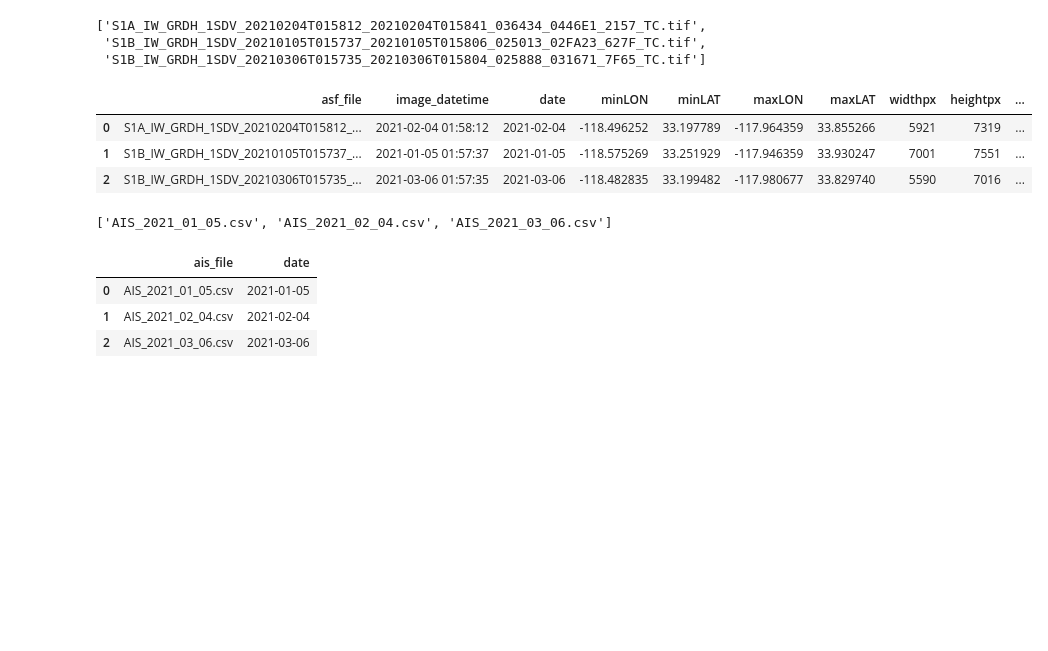
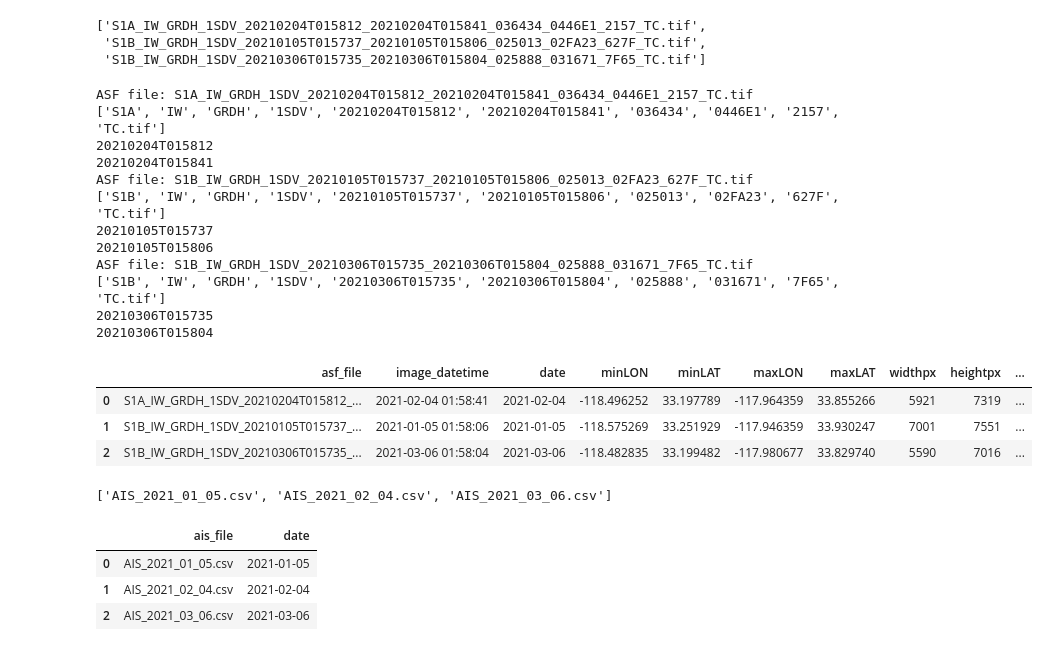
Before and after one commit to DariuszKobiela/identification-and-classification-of-sea-going-vessels-using-satellite-images, a Jupyter notebook: 1_AIS_data_preprocessing.ipynb, the cells around one changed output. Cells and saved outputs as stored; diff of their text form; code cells hidden in the pictures; blank space fills up the shorter version.

```diff
--- a/1_AIS_data_preprocessing.ipynb
+++ b/1_AIS_data_preprocessing.ipynb
@@ -19,11 +19,17 @@ results_directory = 'results/'
 # %%
 # constants
 TIME_WINDOW = 10 # in minutes, +/- how much time to take into consideration between datetime of making the photo
+USE_END_DATETIME = True
 # %% [markdown]
 ## PREPARE DATAFRAME
 # %%
 # read datetimes of making photos
 asf_files_list = os.listdir(asf_data_directory)
+asf_files_list = [ filename for filename in asf_files_list if filename.endswith('.tif') ]
+# for element in asf_files_list:
+#     if not element.endswith('.tif'):
+#         asf_files_list.remove(element)
+
 asf_files_list
 # %% [output]
 ['S1A_IW_GRDH_1SDV_20210204T015812_20210204T015841_036434_0446E1_2157_TC.tif',
@@ -33,47 +39,74 @@ asf_files_list
 asf_images_tuples_list = list()
 
 for asf_file in asf_files_list:
-    #print(f"ASF file: {asf_file}")
+    datetime_counter = 0
+    print(f"ASF file: {asf_file}")
     asf_file_splitted = asf_file.split('_')
-    #print(asf_file_splitted)
+    print(asf_file_splitted)
     datetime_pattern = re.compile("[A-Za-z0-9]+")
     for element in asf_file_splitted:
         if len(element) == 15:
             if datetime_pattern.match(element):
-                #print(element)
+                datetime_counter += 1
+                print(element)
                 IMAGE_DATE = element[0:4] + '-' + element[4:6] + '-' + element[6:8]
                 IMAGE_DATETIME = IMAGE_DATE + ' ' + element[9:11] + ':' + element[11:13] + ':' + element[13:15]
                 #print(IMAGE_DATETIME)
-                break
+                if datetime_counter == 1:
+                    START_DATETIME = IMAGE_DATETIME
+                elif datetime_counter == 2:
+                    END_DATETIME = IMAGE_DATETIME
+                    break # this break is here purposedly and is necessary
+
+    if USE_END_DATETIME == False:
+        IMAGE_DATETIME = START_DATETIME
+    else:
+        IMAGE_DATETIME = END_DATETIME
 
     # LAT and LON calculations
     ds = gdal.Open(asf_data_directory + asf_file)
     width = ds.RasterXSize
     height = ds.RasterYSize
     gt = ds.GetGeoTransform()
     minx = gt[0]
     miny = gt[3] + width*gt[4] + height*gt[5]
     maxx = gt[0] + width*gt[1] + height*gt[2]
     maxy = gt[3]
     # final tuple
     asf_images_tuples_list.append((asf_file, IMAGE_DATETIME, IMAGE_DATE, minx, miny, maxx, maxy, width, height))
 
 asf_df = pd.DataFrame(asf_images_tuples_list, columns =['asf_file', 'image_datetime', 'date', 'minLON', 'minLAT', 'maxLON', 'maxLAT', 'widthpx', 'heightpx'])
 asf_df.image_datetime = pd.to_datetime(asf_df.image_datetime)
 # boundaries +/- 10 minut
 asf_df['datetime_lower'] = asf_df['image_datetime'] - timedelta(hours=0, minutes=TIME_WINDOW, seconds=0)
 asf_df['datetime_upper'] = asf_df['image_datetime'] + timedelta(hours=0, minutes=TIME_WINDOW, seconds=0)
 display(asf_df)
 # %% [output]
+ASF file: S1A_IW_GRDH_1SDV_20210204T015812_20210204T015841_036434_0446E1_2157_TC.tif
+['S1A', 'IW', 'GRDH', '1SDV', '20210204T015812', '20210204T015841', '036434', '0446E1', '2157', 'TC.tif']
+20210204T015812
+20210204T015841
+ASF file: S1B_IW_GRDH_1SDV_20210105T015737_20210105T015806_025013_02FA23_627F_TC.tif
+['S1B', 'IW', 'GRDH', '1SDV', '20210105T015737', '20210105T015806', '025013', '02FA23', '627F', 'TC.tif']
+20210105T015737
+20210105T015806
+ASF file: S1B_IW_GRDH_1SDV_20210306T015735_20210306T015804_025888_031671_7F65_TC.tif
+['S1B', 'IW', 'GRDH', '1SDV', '20210306T015735', '20210306T015804', '025888', '031671', '7F65', 'TC.tif']
+20210306T015735
+20210306T015804
 |  | asf_file | image_datetime | date | minLON | minLAT | maxLON | maxLAT | widthpx | heightpx | ... |
-| 0 | S1A_IW_GRDH_1SDV_20210204T015812_... | 2021-02-04 01:58:12 | 2021-02-04 | -118.496252 | 33.197789 | -117.964359 | 33.855266 | 5921 | 7319 | ... |
-| 1 | S1B_IW_GRDH_1SDV_20210105T015737_... | 2021-01-05 01:57:37 | 2021-01-05 | -118.575269 | 33.251929 | -117.946359 | 33.930247 | 7001 | 7551 | ... |
-| 2 | S1B_IW_GRDH_1SDV_20210306T015735_... | 2021-03-06 01:57:35 | 2021-03-06 | -118.482835 | 33.199482 | -117.980677 | 33.829740 | 5590 | 7016 | ... |
+| 0 | S1A_IW_GRDH_1SDV_20210204T015812_... | 2021-02-04 01:58:41 | 2021-02-04 | -118.496252 | 33.197789 | -117.964359 | 33.855266 | 5921 | 7319 | ... |
+| 1 | S1B_IW_GRDH_1SDV_20210105T015737_... | 2021-01-05 01:58:06 | 2021-01-05 | -118.575269 | 33.251929 | -117.946359 | 33.930247 | 7001 | 7551 | ... |
+| 2 | S1B_IW_GRDH_1SDV_20210306T015735_... | 2021-03-06 01:58:04 | 2021-03-06 | -118.482835 | 33.199482 | -117.980677 | 33.829740 | 5590 | 7016 | ... |
-# %%
-ais_files_list = os.listdir(ais_data_directory)
-ais_files_list
-# %% [output]
-['AIS_2021_01_05.csv', 'AIS_2021_02_04.csv', 'AIS_2021_03_06.csv']
+# %%
+ais_files_list = os.listdir(ais_data_directory)
+ais_files_list = [ filename for filename in ais_files_list if filename.endswith('.csv') ]
+# for element in ais_files_list:
+#     if not element.endswith('.csv'):
+#         ais_files_list.remove(element)
+ais_files_list
+# %% [output]
+['AIS_2021_01_05.csv', 'AIS_2021_02_04.csv', 'AIS_2021_03_06.csv']
 # %%
 ais_images_tuples_list = list()
 
```
Also changed, not shown: parts of 6 cells of this notebook, 10 other files.
